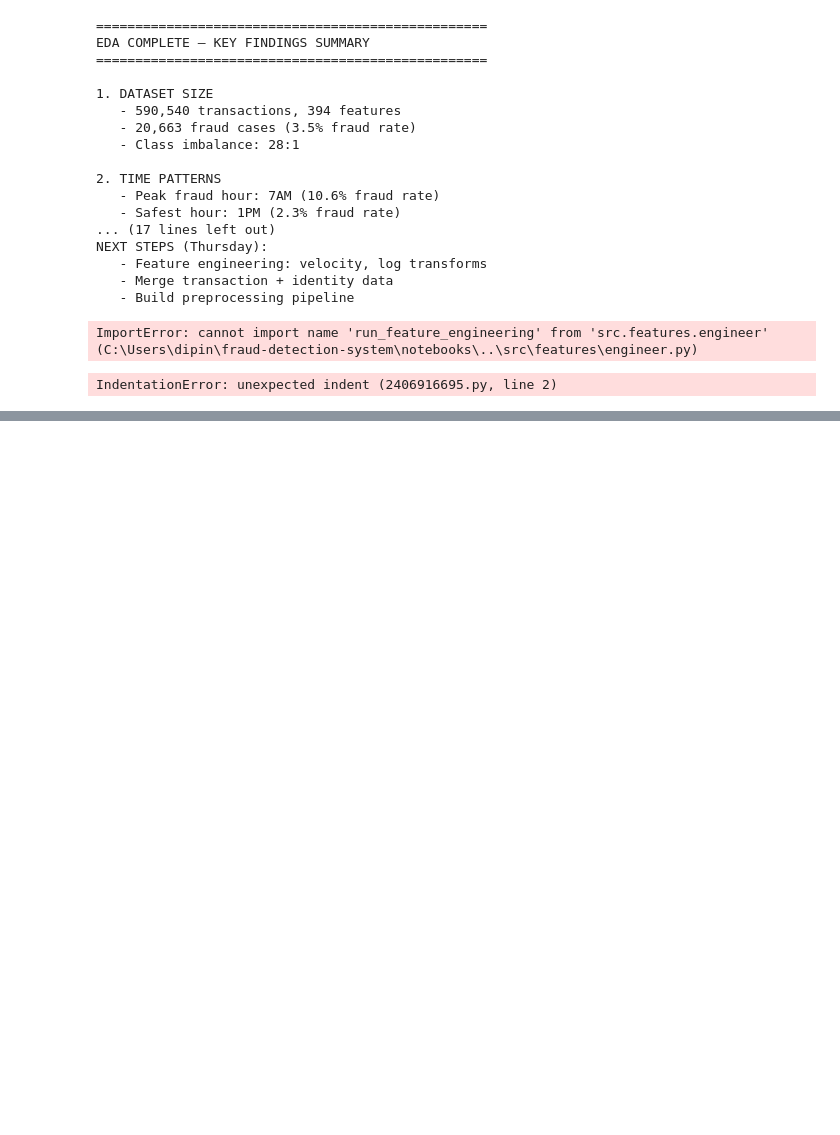
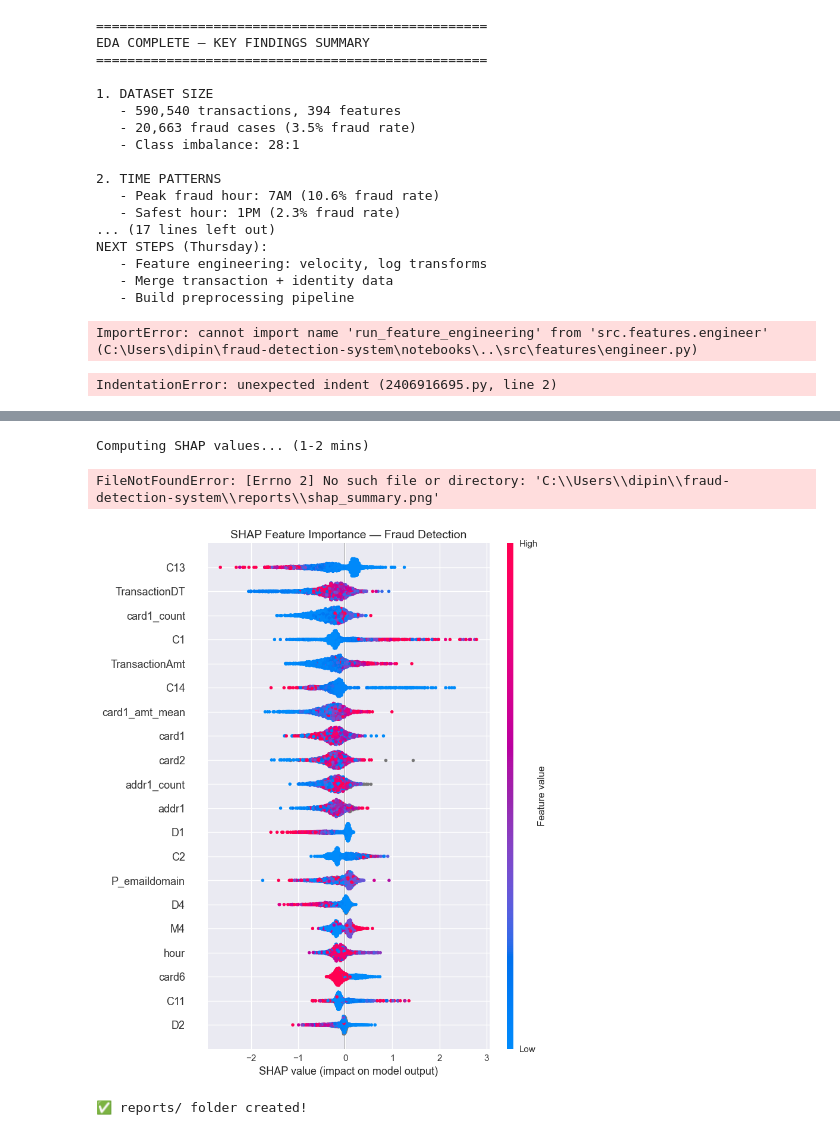
Before and after one commit to dipin1144/fraud-detection-system, a Jupyter notebook: notebooks/01_eda_fraud_detection.ipynb, the cells around one changed output, grey strips where cells are left out. Drawn from its saved outputs; the diff is of its cells as text; code cells hidden in the pictures; blank space fills up the shorter version.

Commit message:
Week 2-3: XGBoost tuning (AUC 0.9566), SHAP, FastAPI, Streamlit dashboard

```diff
--- a/notebooks/01_eda_fraud_detection.ipynb
+++ b/notebooks/01_eda_fraud_detection.ipynb
@@ -421,0 +590,8 @@ Running feature engineering pipeline...
+# %%
+# ❌ BROKEN — missing closing parenthesis
+X_train, X_val, y_train, y_val = train_test_split(
+    X, y,
+    test_size=0.2,
+    stratify=y,
+    random_state=42
+# ← missing )
@@ -421,0 +632,8 @@ Running feature engineering pipeline...
+# %%
+# ❌ BROKEN — missing closing parenthesis
+X_train, X_val, y_train, y_val = train_test_split(
+    X, y,
+    test_size=0.2,
+    stratify=y,
+    random_state=42
+# ← missing )
@@ -421,0 +903,31 @@ Running feature engineering pipeline...
+# %%
+import shap
+import matplotlib.pyplot as plt
+
+print("Computing SHAP values... (1-2 mins)")
+
+# Use a sample for speed (SHAP is slow on 400K rows)
+sample_idx = X_val.sample(2000, random_state=42).index
+X_sample = X_val.loc[sample_idx]
+
+explainer = shap.TreeExplainer(xgb_tuned)
+shap_values = explainer.shap_values(X_sample)
+
+# Plot 1: Top 20 most important features
+plt.figure(figsize=(10, 8))
+shap.summary_plot(shap_values, X_sample, max_display=20, show=False)
+plt.title("SHAP Feature Importance — Fraud Detection", fontsize=14)
+plt.tight_layout()
+plt.savefig(r'C:\Users\dipin\fraud-detection-system\reports\shap_summary.png', dpi=150, bbox_inches='tight')
+plt.show()
+print("✅ SHAP summary plot saved!")
+# %% [output]
+Computing SHAP values... (1-2 mins)
+FileNotFoundError: [Errno 2] No such file or directory: 'C:\\Users\\dipin\\fraud-detection-system\\reports\\shap_summary.png'
+[figure, added]
+# %%
+import os
+os.makedirs(r'C:\Users\dipin\fraud-detection-system\reports', exist_ok=True)
+print("✅ reports/ folder created!")
+# %% [output]
+✅ reports/ folder created!
```
Also changed, not shown: parts of 39 cells of this notebook, 11 other files.
